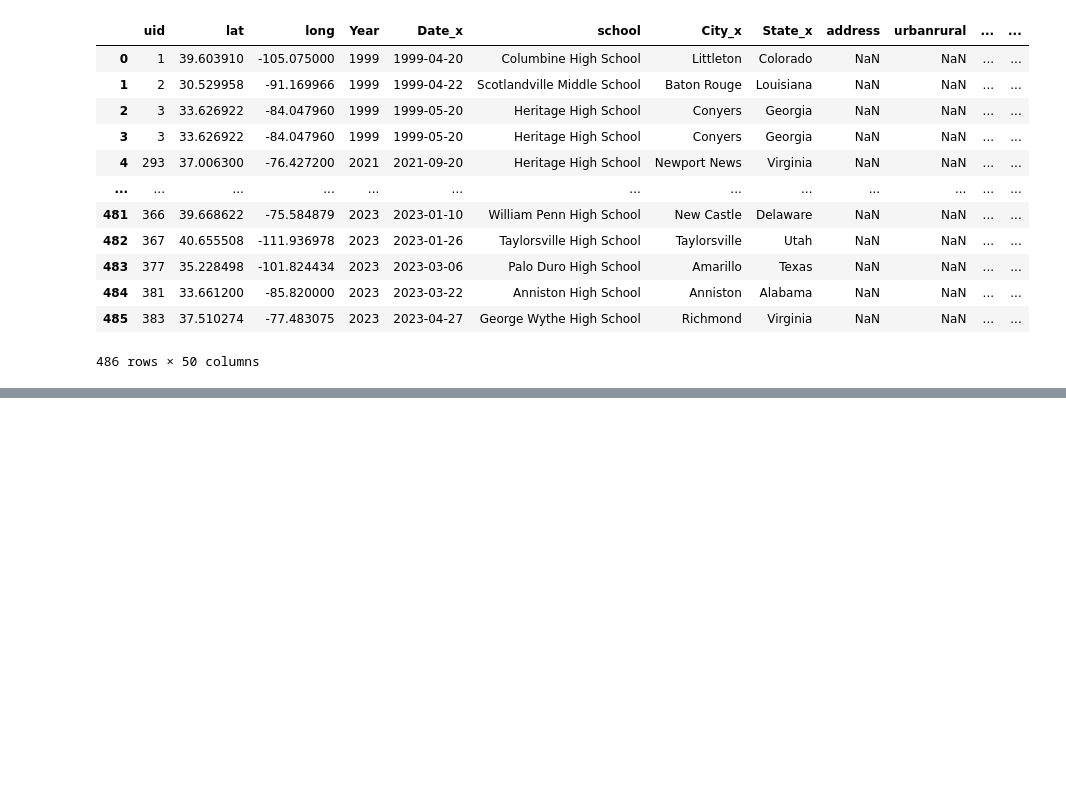
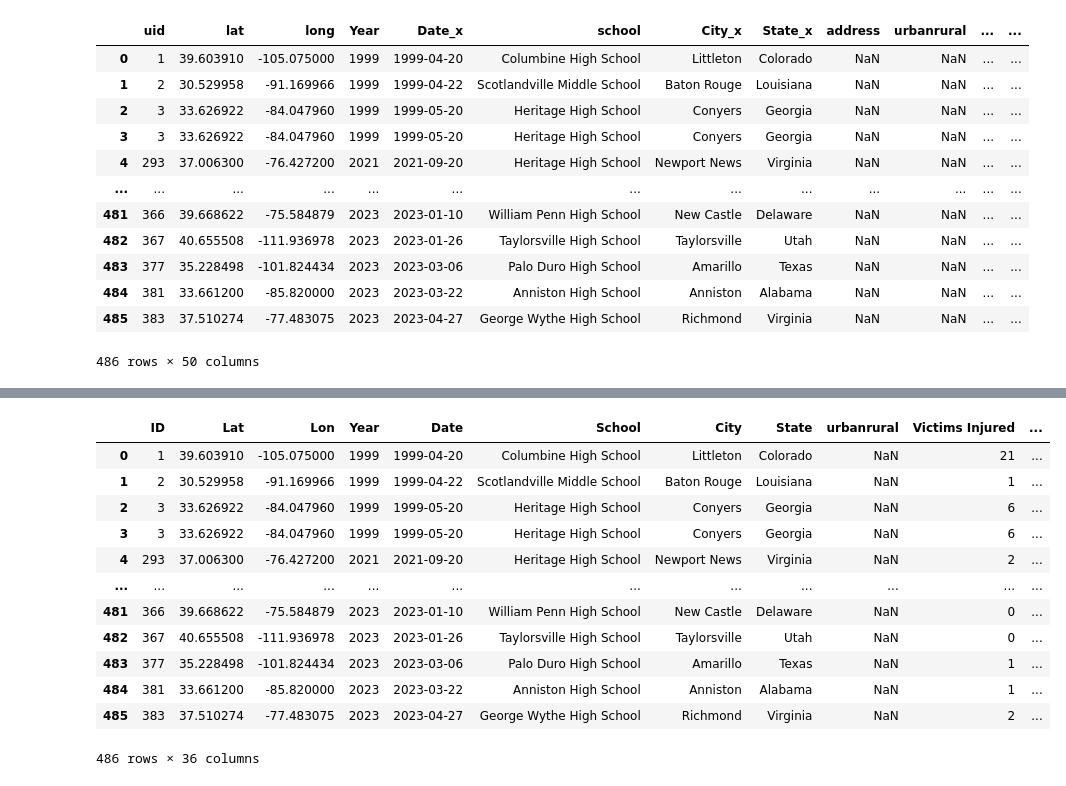
Before and after one commit to LeviEzra1/Project1_team4, a Jupyter notebook: Adriel_analysis/dataset_draft.ipynb, the cells around one changed output, grey strips where cells are left out. Saved outputs shown, nothing was run; the diff lists cells and outputs as text; code cells hidden in the pictures; blank space fills up the shorter version.

```diff
--- a/Adriel_analysis/dataset_draft.ipynb
+++ b/Adriel_analysis/dataset_draft.ipynb
@@ -211,0 +198,28 @@ Index(['uid', 'lat', 'long', 'Year', 'Date_x', 'school', 'City_x', 'State_x',
+# %%
+#Final rename of columns
+renamed_finaldata = final_data_merge.rename(columns={"uid": "ID", "lat": "Lat", "long": "Lon", "Date_x": "Date", "school": "School",
+                                                     "City_x": "City", "State_x": "State", "injured_y": "Victims Injured", "victims": "# of Victims",
+                                                     "casualties": "Victim Casualties", "district_name": "District Name",
+                                                     "school_year": "School Year", "day_of_week": "Day of the Week", "school_type": "Public vs. Private",
+                                                     "shooting_type": "Incident(Shooting) Type", "age_shooter1": "Shooter Age", "gender_shooter1": "Shooter Gender",
+                                                     "race_ethnicity_shooter1": "Shooter Race(ethnicity)", "shooter_relationship1": "Shooter relation to incident",
+                                                     "shooter_deceased1": "Shooter Deceased", "deceased_notes1": "Deceased Notes", "weapon_source": "Weapon Source",
+                                                     "School_Level": "School Level", "Location": "Location of Shooting", "During_School": "During School",
+                                                     "Time_Period": "Time Period of Incident", "First_Shot": "Time of First Shot", "Bullied": "History of bullying (Shooter)",
+                                                     "Domestic_Violence": "History of Domestic Violence (Shooter)", "Gang_Related": "Gang Related" })
+
+renamed_finaldata
+# %% [output]
+|  | ID | Lat | Lon | Year | Date | School | City | State | urbanrural | Victims Injured | ... |
+| 0 | 1 | 39.603910 | -105.075000 | 1999 | 1999-04-20 | Columbine High School | Littleton | Colorado | NaN | 21 | ... |
+| 1 | 2 | 30.529958 | -91.169966 | 1999 | 1999-04-22 | Scotlandville Middle School | Baton Rouge | Louisiana | NaN | 1 | ... |
+| 2 | 3 | 33.626922 | -84.047960 | 1999 | 1999-05-20 | Heritage High School | Conyers | Georgia | NaN | 6 | ... |
+| 3 | 3 | 33.626922 | -84.047960 | 1999 | 1999-05-20 | Heritage High School | Conyers | Georgia | NaN | 6 | ... |
+| 4 | 293 | 37.006300 | -76.427200 | 2021 | 2021-09-20 | Heritage High School | Newport News | Virginia | NaN | 2 | ... |
+| ... | ... | ... | ... | ... | ... | ... | ... | ... | ... | ... | ... |
+| 481 | 366 | 39.668622 | -75.584879 | 2023 | 2023-01-10 | William Penn High School | New Castle | Delaware | NaN | 0 | ... |
+| 482 | 367 | 40.655508 | -111.936978 | 2023 | 2023-01-26 | Taylorsville High School | Taylorsville | Utah | NaN | 0 | ... |
+| 483 | 377 | 35.228498 | -101.824434 | 2023 | 2023-03-06 | Palo Duro High School | Amarillo | Texas | NaN | 1 | ... |
+| 484 | 381 | 33.661200 | -85.820000 | 2023 | 2023-03-22 | Anniston High School | Anniston | Alabama | NaN | 1 | ... |
+| 485 | 383 | 37.510274 | -77.483075 | 2023 | 2023-04-27 | George Wythe High School | Richmond | Virginia | NaN | 2 | ... |
+486 rows × 36 columns
```
Also changed, not shown: parts of 11 cells of this notebook.
